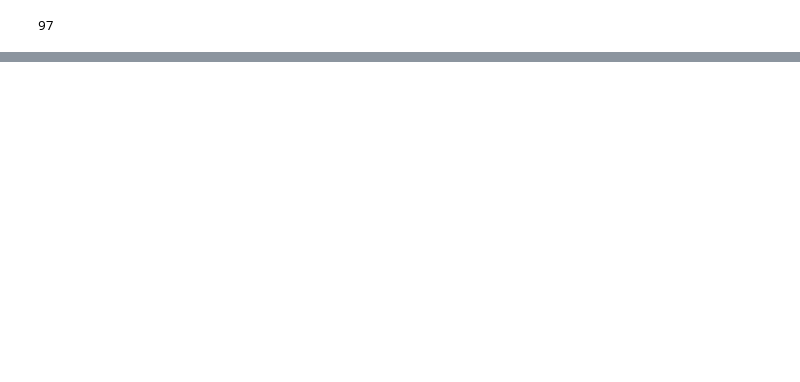
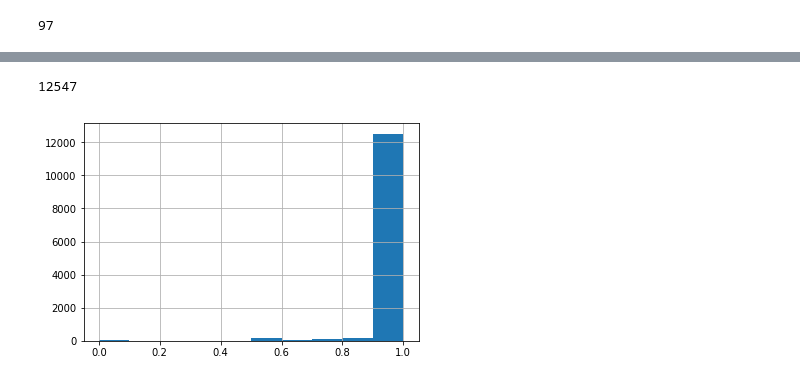
Before and after one commit to Jungle-Bus/ref-fr-STIF, a Jupyter notebook: audit_routepoints/analyse_routepoints.ipynb, the cells around one changed output, grey strips where cells are left out. Saved outputs shown, nothing was run; the diff lists cells and outputs as text; code cells hidden in the pictures; blank space fills up the shorter version.

```diff
--- a/audit_routepoints/analyse_routepoints.ipynb
+++ b/audit_routepoints/analyse_routepoints.ipynb
@@ -56,0 +89,7 @@ routepoints_strict
+# %%
+routepoints['line_code_confidence'] = routepoints[['osm_code','gtfs_route_short_name']].apply(lambda x: compute_similarity(*x), axis=1)
+routepoints['line_code_confidence'].hist()
+len(routepoints[routepoints['line_code_confidence'] > 0.8])
+# %% [output]
+12547
+[figure, added]
```
Also changed, not shown: parts of 13 cells of this notebook, 2 other files.
